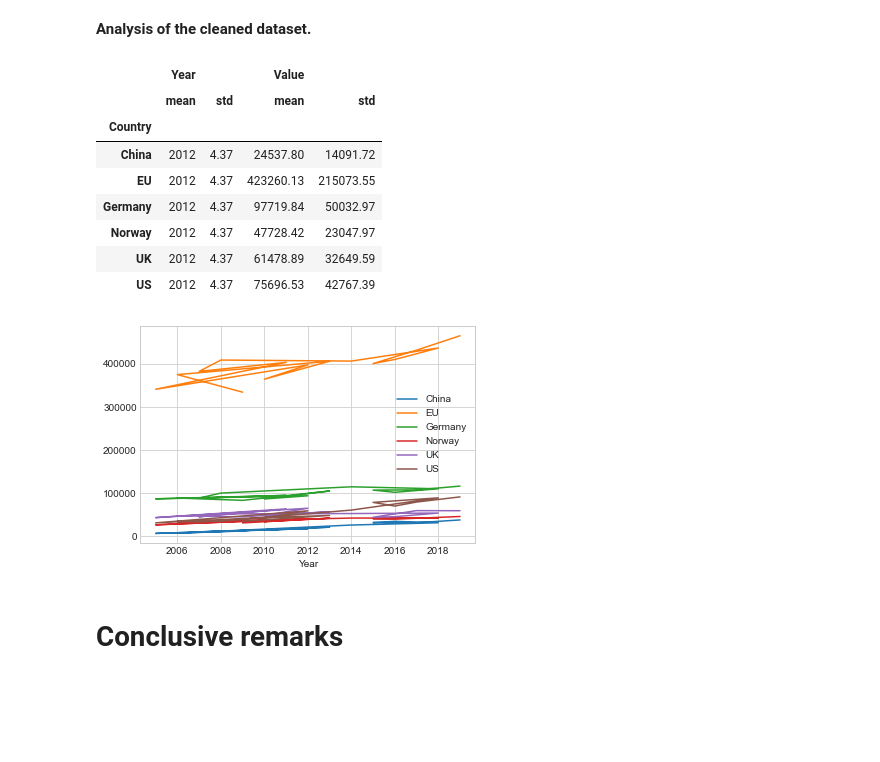
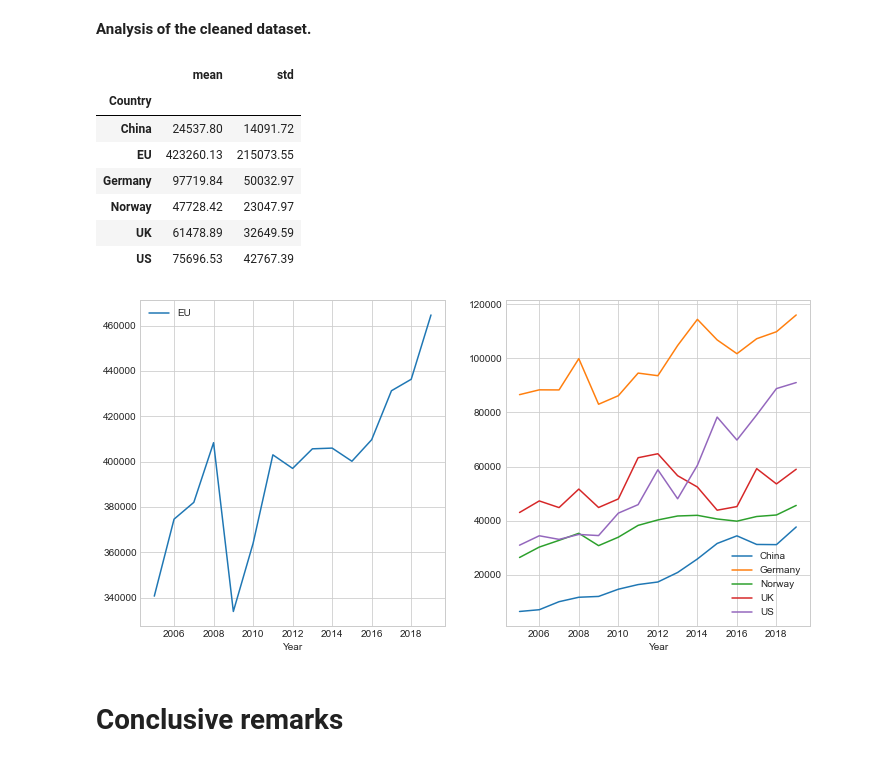
Before and after one commit to AskerNC/projects-2021-team-olm, a Jupyter notebook: dataproject/dataproject.ipynb, the cells around one changed output. Cells and saved outputs as stored; diff of their text form; code cells hidden in the pictures; blank space fills up the shorter version.

```diff
--- a/dataproject/dataproject.ipynb
+++ b/dataproject/dataproject.ipynb
@@ -78,7 +106,7 @@ for key,value in country_dict.items():
 I = False
 for key,value in country_dict.items():
     I = I | (bb3.Country == value)
-bb3 = bb3[I]
+bb3 = bb3[I].copy()
 
 bb3.head(5)
 # %% [output]
@@ -105,27 +133,34 @@ dtype: object
 **Analysis of the cleaned dataset.**
 # %%
 #Summary statistics of the data after the clean up.
-bb3.groupby('Country').agg(['mean','std']).round(2)
+bb3.groupby('Country')['Value'].agg(['mean','std']).round(2)
 # %% [output]
-|  | Year |  | Value |  |
-|  | mean | std | mean | std |
-| Country |  |  |  |  |
-| China | 2012 | 4.37 | 24537.80 | 14091.72 |
-| EU | 2012 | 4.37 | 423260.13 | 215073.55 |
-| Germany | 2012 | 4.37 | 97719.84 | 50032.97 |
-| Norway | 2012 | 4.37 | 47728.42 | 23047.97 |
-| UK | 2012 | 4.37 | 61478.89 | 32649.59 |
-| US | 2012 | 4.37 | 75696.53 | 42767.39 |
+|  | mean | std |
+| Country |  |  |
+| China | 24537.80 | 14091.72 |
+| EU | 423260.13 | 215073.55 |
+| Germany | 97719.84 | 50032.97 |
+| Norway | 47728.42 | 23047.97 |
+| UK | 61478.89 | 32649.59 |
+| US | 75696.53 | 42767.39 |
 # %%
 def plot(df):
     df_indexed = df.set_index('Year')
+    df_indexed.sort_index(inplace=True)
     I = df_indexed.Variable == 'Goods'
+    I1 = I & (df_indexed.Country=='EU')
+    I2 = I & (df_indexed.Country!='EU')
+
     df_indexed.ImportExport == 'Current receipts'
-    df_indexed[I].groupby(['Country'])['Value'].plot(legend=True);
+    fig = plt.figure(figsize=(12,6))
+    ax1 = fig.add_subplot(1,2,1)
+    ax2 = fig.add_subplot(1,2,2)
+    df_indexed[I1].groupby(['Country'])['Value'].plot(legend=True,ax=ax1)
+    df_indexed[I2].groupby(['Country'])['Value'].plot(legend=True,ax=ax2)
 
 plot(bb3)
 # %% [output]
-[figure, old version]
+[figure, new version]
 # %% [markdown]
 # Conclusive remarks
 # %% [markdown]
```
Also changed, not shown: parts of 3 cells of this notebook.
